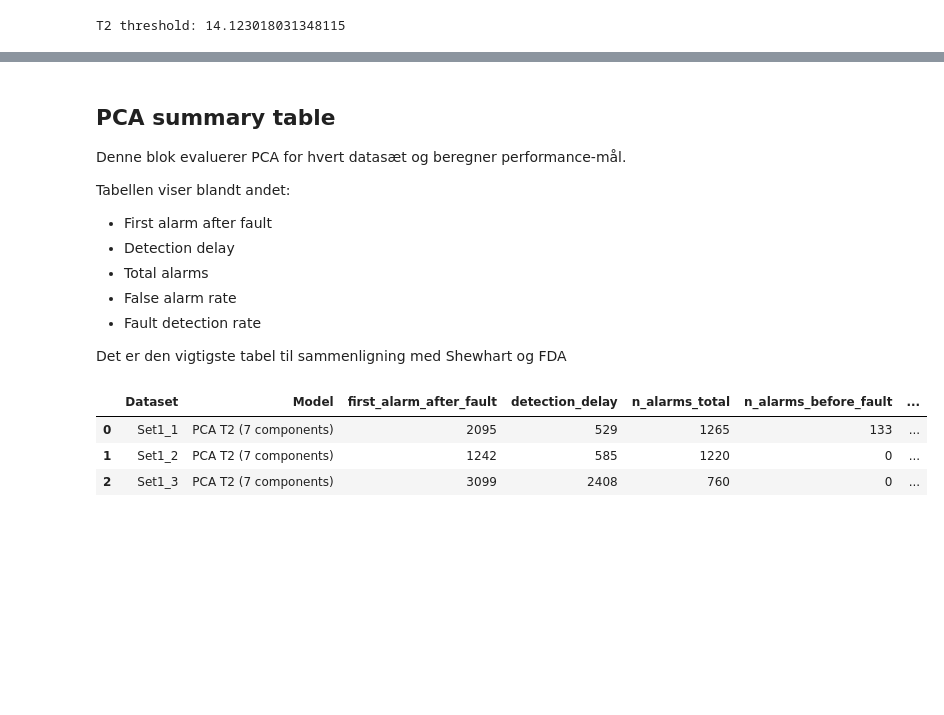
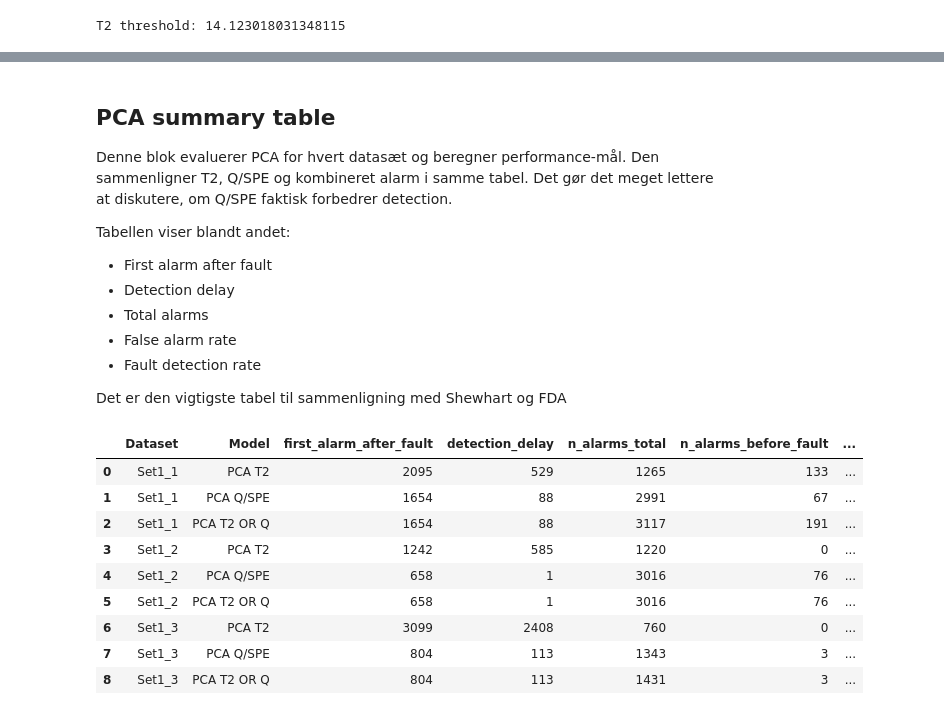
Before and after one commit to PeterAndersen-sdu/Fault-detection-project, a Jupyter notebook: fdd/PCA_Hotelling_T2.ipynb, the cells around one changed output, grey strips where cells are left out. Saved outputs shown, nothing was run; the diff lists cells and outputs as text; code cells hidden in the pictures; blank space fills up the shorter version.

```diff
--- a/fdd/PCA_Hotelling_T2.ipynb
+++ b/fdd/PCA_Hotelling_T2.ipynb
@@ -395,11 +464,13 @@ for name, result in pca_results.items():
     fault_start = fault_info[name]["start"]
     fault_end = fault_info[name]["end"]
 
-    plt.figure(figsize=(12, 3))
-    plt.plot(result["alarm"].astype(int), label="PCA alarm")
+    plt.figure(figsize=(12, 4))
+    plt.plot(result["alarm_T2"].astype(int), label="T2 alarm")
+    plt.plot(result["alarm_Q"].astype(int), label="Q/SPE alarm")
+    plt.plot(result["alarm_combined"].astype(int), label="Combined alarm", linewidth=2)
     plt.axvline(fault_start, color="black", linestyle="-", label="Fault start")
     plt.axvline(fault_end, color="blue", linestyle="-", label="Fault end")
-    plt.title(f"PCA binary alarm - {name}")
+    plt.title(f"PCA binary alarms - {name}")
     plt.xlabel("Sample")
     plt.ylabel("Alarm")
     plt.yticks([0, 1])
@@ -413,7 +484,7 @@ for name, result in pca_results.items():
 # %% [markdown]
 ## PCA summary table
 
-Denne blok evaluerer PCA for hvert datasæt og beregner performance-mål.
+Denne blok evaluerer PCA for hvert datasæt og beregner performance-mål. Den sammenligner T2, Q/SPE og kombineret alarm i samme tabel. Det gør det meget lettere at diskutere, om Q/SPE faktisk forbedrer detection.
 
 Tabellen viser blandt andet:
 - First alarm after fault
@@ -426,23 +497,38 @@ Det er den vigtigste tabel til sammenligning med Shewhart og FDA
 # %%
 pca_rows = []
 
 for name, result in pca_results.items():
-    metrics = evaluate_alarm(
-        result["alarm"],
-        fault_info[name]["start"],
-        fault_info[name]["end"],
-    )
+    fault_start = fault_info[name]["start"]
+    fault_end = fault_info[name]["end"]
 
-    pca_rows.append({
-        "Dataset": name,
-        "Model": f"PCA T2 ({n_components} components)",
-        **metrics,
-    })
+    for alarm_name, alarm_values in {
+        "PCA T2": result["alarm_T2"],
+        "PCA Q/SPE": result["alarm_Q"],
+        "PCA T2 OR Q": result["alarm_combined"],
+    }.items():
+
+        metrics = evaluate_alarm(
+            alarm_values,
+            fault_start,
+            fault_end,
+        )
+
+        pca_rows.append({
+            "Dataset": name,
+            "Model": alarm_name,
+            **metrics,
+        })
 
 pca_summary_df = pd.DataFrame(pca_rows)
 display(pca_summary_df)
 # %% [output]
 |  | Dataset | Model | first_alarm_after_fault | detection_delay | n_alarms_total | n_alarms_before_fault | ... |
-| 0 | Set1_1 | PCA T2 (7 components) | 2095 | 529 | 1265 | 133 | ... |
-| 1 | Set1_2 | PCA T2 (7 components) | 1242 | 585 | 1220 | 0 | ... |
-| 2 | Set1_3 | PCA T2 (7 components) | 3099 | 2408 | 760 | 0 | ... |
+| 0 | Set1_1 | PCA T2 | 2095 | 529 | 1265 | 133 | ... |
+| 1 | Set1_1 | PCA Q/SPE | 1654 | 88 | 2991 | 67 | ... |
+| 2 | Set1_1 | PCA T2 OR Q | 1654 | 88 | 3117 | 191 | ... |
+| 3 | Set1_2 | PCA T2 | 1242 | 585 | 1220 | 0 | ... |
+| 4 | Set1_2 | PCA Q/SPE | 658 | 1 | 3016 | 76 | ... |
+| 5 | Set1_2 | PCA T2 OR Q | 658 | 1 | 3016 | 76 | ... |
+| 6 | Set1_3 | PCA T2 | 3099 | 2408 | 760 | 0 | ... |
+| 7 | Set1_3 | PCA Q/SPE | 804 | 113 | 1343 | 3 | ... |
+| 8 | Set1_3 | PCA T2 OR Q | 804 | 113 | 1431 | 3 | ... |
```
Also changed, not shown: parts of 9 cells of this notebook, 2 other files.
